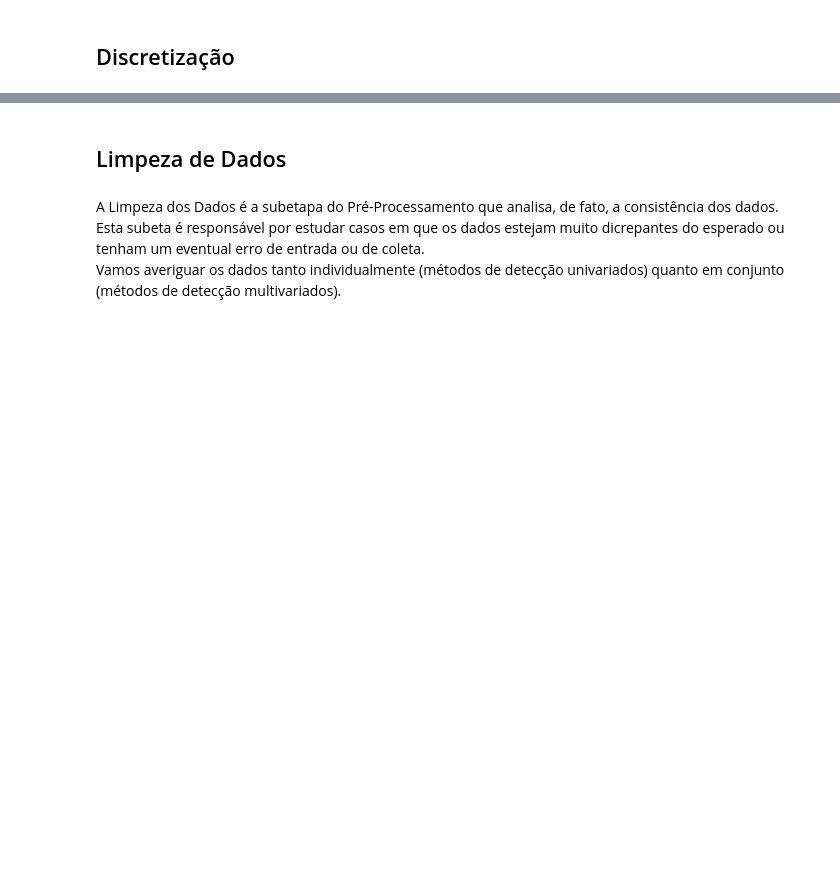
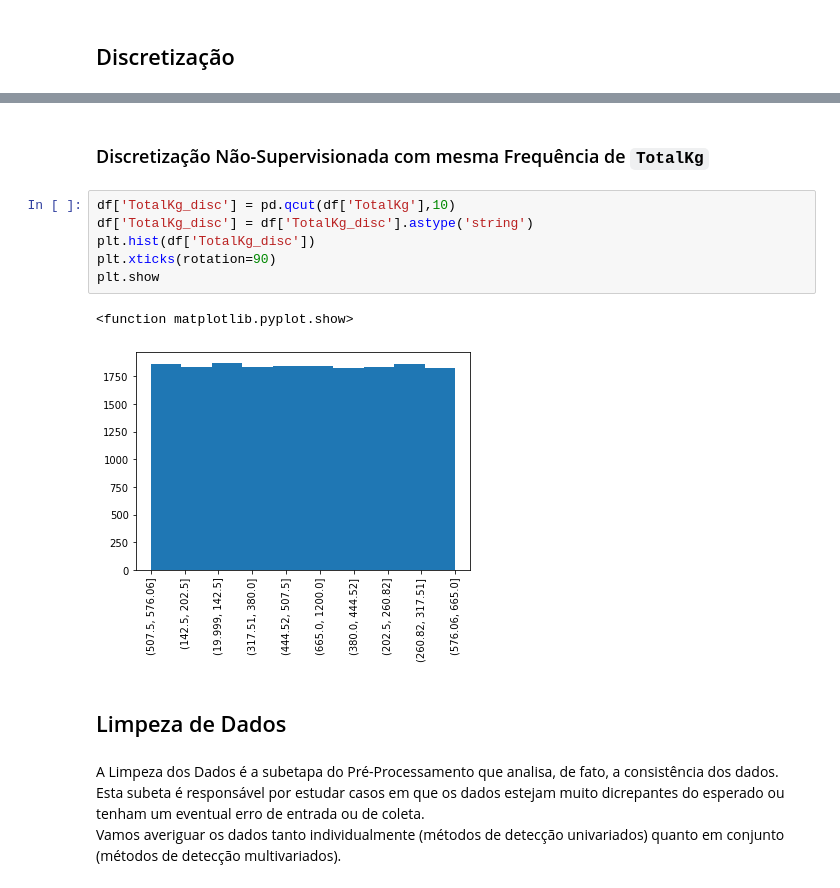
Before and after one commit to RafaelBNN/if697, a Jupyter notebook: ProjetoIF697.ipynb, the cells around one changed output, grey strips where cells are left out. Cells and saved outputs as stored; diff of their text form; blank space fills up the shorter version.

```diff
--- a/ProjetoIF697.ipynb
+++ b/ProjetoIF697.ipynb
@@ -714,3 +726,14 @@ Discretização Não-Supervisionada:
+# %% [markdown]
+### Discretização Não-Supervisionada com mesma Frequência de `TotalKg`
+# %%
+df['TotalKg_disc'] = pd.qcut(df['TotalKg'],10)
+df['TotalKg_disc'] = df['TotalKg_disc'].astype('string')
+plt.hist(df['TotalKg_disc'])
+plt.xticks(rotation=90)
+plt.show
+# %% [output]
+<function matplotlib.pyplot.show>
+[figure, added]
 # %% [markdown]
 ## Limpeza de Dados
 # %% [markdown]
```
Also changed, not shown: parts of 19 cells of this notebook.
